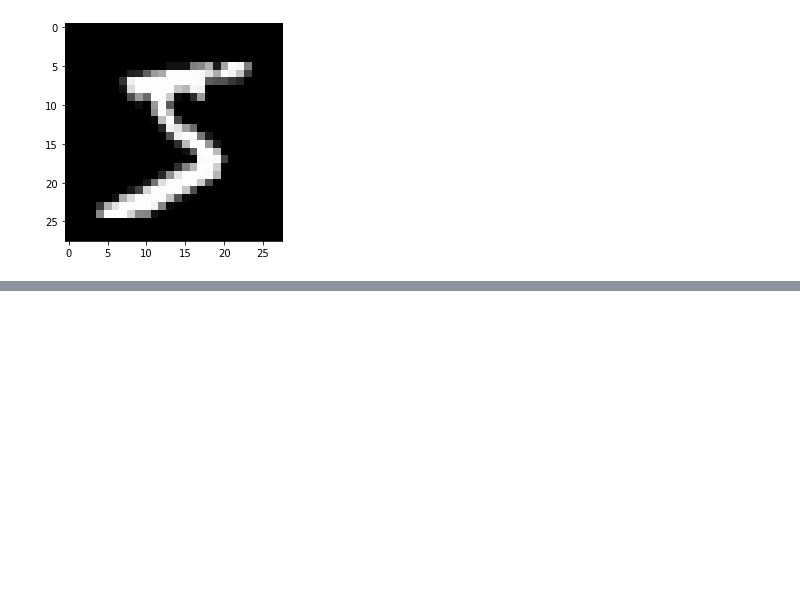
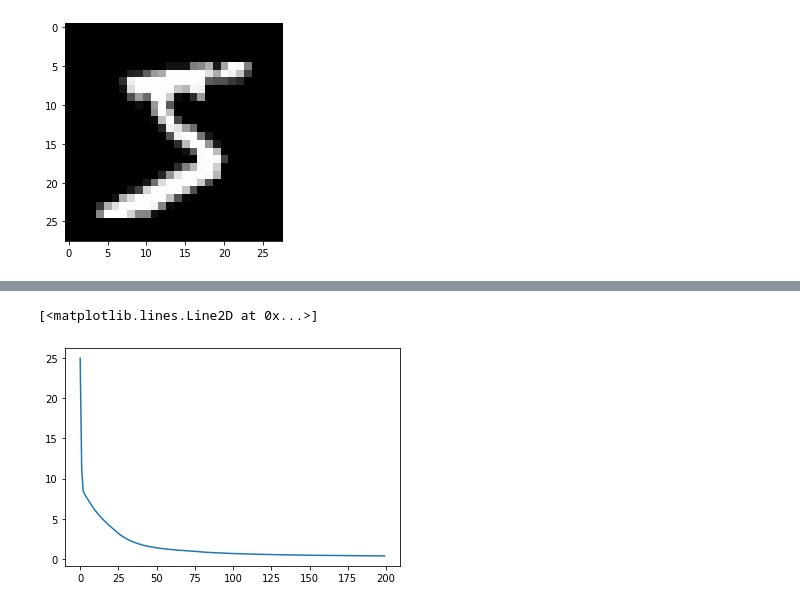
Before and after one commit to zahrasalarian/MNIST-Handwritten-Digit-Classification, a Jupyter notebook: CI.ipynb, the cells around one changed output, grey strips where cells are left out. Saved outputs shown, nothing was run; the diff lists cells and outputs as text; code cells hidden in the pictures; blank space fills up the shorter version.

```diff
--- a/CI.ipynb
+++ b/CI.ipynb
@@ -87,16 +87,17 @@ def predict(train_set, w, b):
     # layer 2
     a_2 = np.zeros((16, 1))
     a_2 = sigmoid_activation(w_layer_2 @ train_set[0] + b_2)
-    a_s.append(a_2)
+    a_s.append(np.transpose(a_2)[0].reshape(16,1))
 
     # layer 3
     a_3 = np.zeros((16, 1))
     a_3 = sigmoid_activation(w_layer_3 @ a_2 + b_3)
-    a_s.append(a_3)
+    a_s.append(np.transpose(a_3)[0].reshape(16,1))
 
     # layer 4
     a_4 = np.zeros((10, 1))
-    a_4 = sigmoid_activation(np.transpose(w_layer_4 @ a_3) + b_4)[0]
+    a_4 = sigmoid_activation(np.transpose(w_layer_4 @ a_3) + b_4)
+    a_4 = a_4[0].reshape(10,1)
     a_s.append(a_4)
 
     return a_4, a_s
@@ -255,0 +283,10 @@ print(cost_av)
+# %%
+x = np.arange(200)
+# corresponding y axis values
+y = cost_av
+
+# plotting the points
+plt.plot(x, y)
+# %% [output]
+[<matplotlib.lines.Line2D at 0x...>]
+[figure, added]
```
Also changed, not shown: parts of 2 cells of this notebook.
